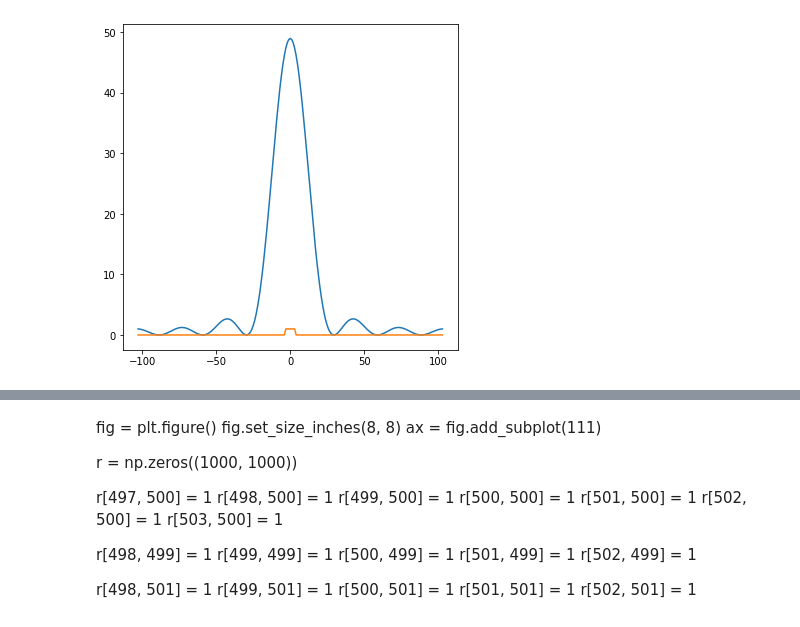
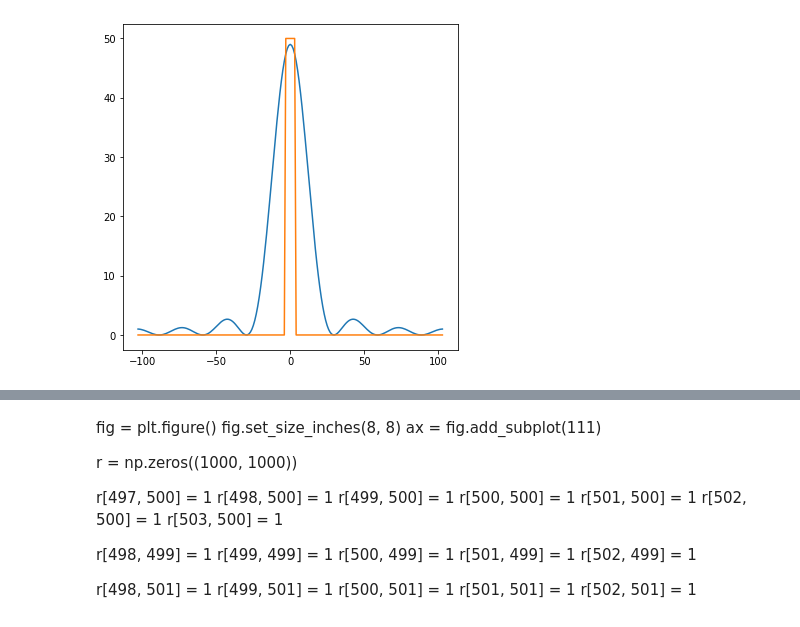
Before and after one commit to ljs-233233/5cl-capstone, a Jupyter notebook: check.ipynb, the cells around one changed output, grey strips where cells are left out. Drawn from its saved outputs; the diff is of its cells as text; code cells hidden in the pictures.

```diff
--- a/check.ipynb
+++ b/check.ipynb
@@ -32,10 +13,10 @@ array([9.97238478e-01, 9.75325227e-01, 9.32444851e-01, 8.70450929e-01,
 # %%
 fig = plt.figure()
 fig.set_size_inches(6, 6)
 ax = fig.add_subplot(111)
 
 ax.plot(index, r)
-ax.plot(index, single_slit)
+ax.plot(index, single_slit * 50)
 plt.show()
 # %% [output]
-[figure, old version]
+[figure, new version]
```
Also changed, not shown: parts of 4 cells of this notebook.
